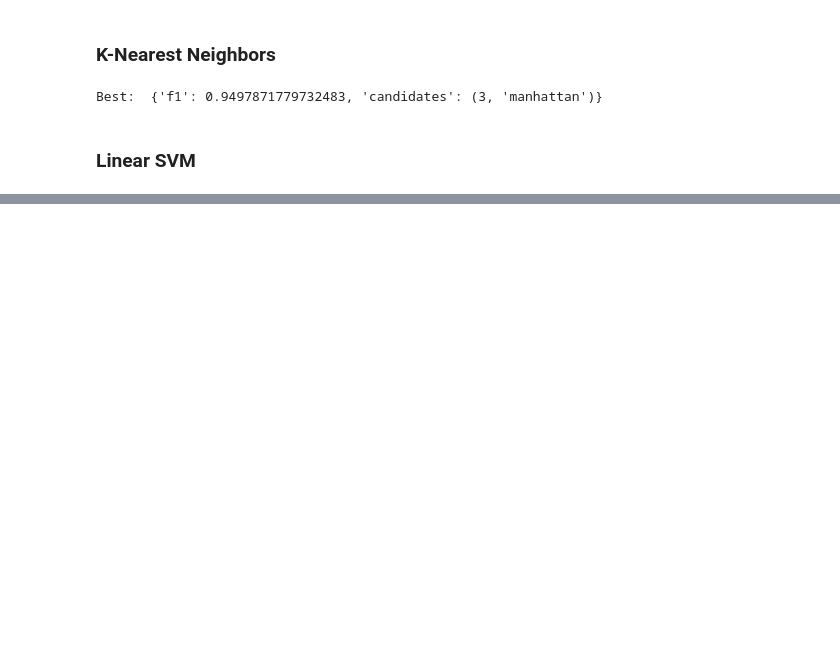
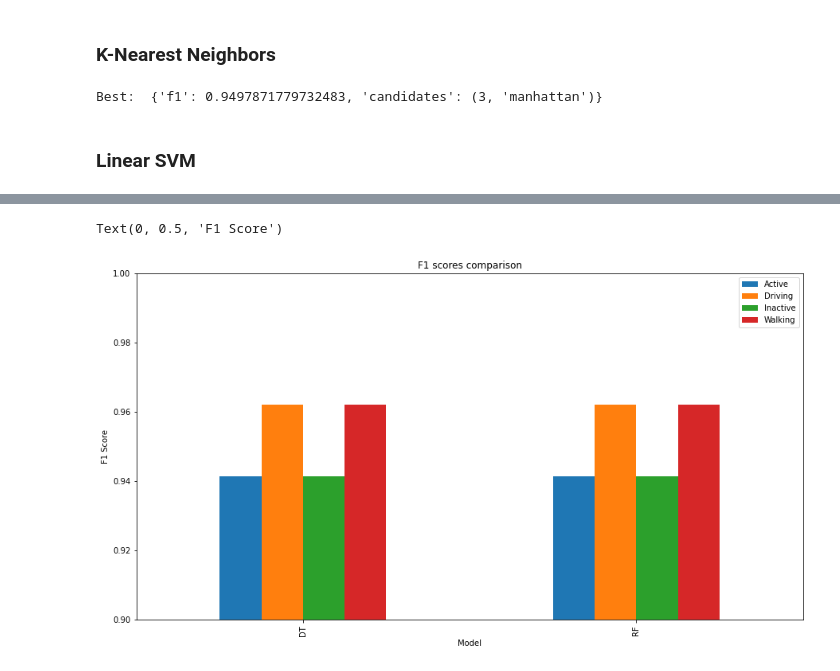
Before and after one commit to joaocarvalho19/Project_ED, a Jupyter notebook: code/code.ipynb, the cells around one changed output, grey strips where cells are left out. Drawn from its saved outputs; the diff is of its cells as text; code cells hidden in the pictures; blank space fills up the shorter version.

```diff
--- a/code/code.ipynb
+++ b/code/code.ipynb
@@ -357,0 +355,3 @@ Mean Accuracy: 0.8534274729965194
+# %%
+f1_results = {}
+labels_results = {0:[], 1:[], 2:[], 3: []}  # 0:'Active', 1:'Driving', 2:'Inactive', 3:'Walking'
@@ -357,0 +473,25 @@ Mean Accuracy: 0.8534274729965194
+# %%
+# Compare f1 scores - avg = None
+
+plotdata = pd.DataFrame({
+
+    "Active":labels_results[0],
+
+    "Driving":labels_results[1],
+
+    "Inactive":labels_results[2],
+
+    "Walking":labels_results[3]},
+
+    index=["DT", "RF", "KNN", "SVM"])
+
+plotdata.plot(kind="bar",figsize=(15, 8))
+
+plt.title("F1 scores comparison")
+
+plt.xlabel("Model")
+plt.ylim(0.9,1)
+plt.ylabel("F1 Score")
+# %% [output]
+Text(0, 0.5, 'F1 Score')
+[figure, added]
```
Also changed, not shown: parts of 29 cells of this notebook.
